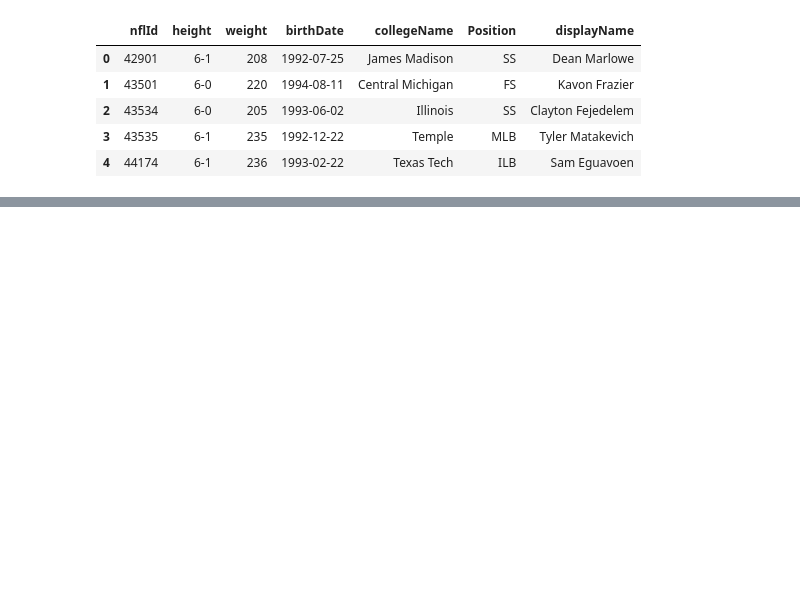
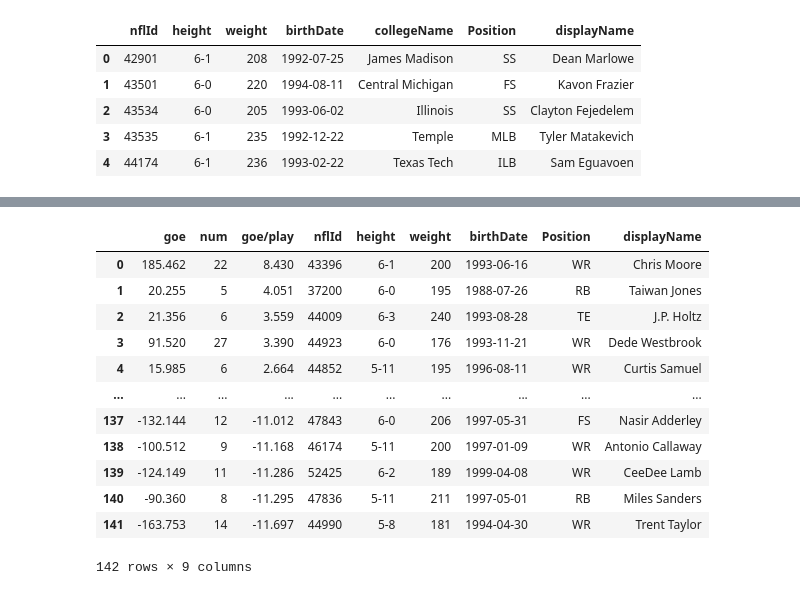
Before and after one commit to scottmaran/big_data_bowl, a Jupyter notebook: clean_dir/player_stats.ipynb, the cells around one changed output, grey strips where cells are left out. Saved outputs shown, nothing was run; the diff lists cells and outputs as text; code cells hidden in the pictures; blank space fills up the shorter version.

```diff
--- a/clean_dir/player_stats.ipynb
+++ b/clean_dir/player_stats.ipynb
@@ -812,7 +834,23 @@ display(goe_viz.query("num > 1").reset_index().iloc[0:15,:])
 # %%
-filtered_df = goe_viz.query("num > 1").reset_index()
+filtered_df = goe_viz.query("num > 4").reset_index()
 
-filtered_df.drop(columns=['index'], inplace=True)
+filtered_df.drop(columns=['index', 'collegeName'], inplace=True)
+
+filtered_df
+# %% [output]
+|  | goe | num | goe/play | nflId | height | weight | birthDate | Position | displayName |
+| 0 | 185.462 | 22 | 8.430 | 43396 | 6-1 | 200 | 1993-06-16 | WR | Chris Moore |
+| 1 | 20.255 | 5 | 4.051 | 37200 | 6-0 | 195 | 1988-07-26 | RB | Taiwan Jones |
+| 2 | 21.356 | 6 | 3.559 | 44009 | 6-3 | 240 | 1993-08-28 | TE | J.P. Holtz |
+| 3 | 91.520 | 27 | 3.390 | 44923 | 6-0 | 176 | 1993-11-21 | WR | Dede Westbrook |
+| 4 | 15.985 | 6 | 2.664 | 44852 | 5-11 | 195 | 1996-08-11 | WR | Curtis Samuel |
+| ... | ... | ... | ... | ... | ... | ... | ... | ... | ... |
+| 137 | -132.144 | 12 | -11.012 | 47843 | 6-0 | 206 | 1997-05-31 | FS | Nasir Adderley |
+| 138 | -100.512 | 9 | -11.168 | 46174 | 5-11 | 200 | 1997-01-09 | WR | Antonio Callaway |
+| 139 | -124.149 | 11 | -11.286 | 52425 | 6-2 | 189 | 1999-04-08 | WR | CeeDee Lamb |
+| 140 | -90.360 | 8 | -11.295 | 47836 | 5-11 | 211 | 1997-05-01 | RB | Miles Sanders |
+| 141 | -163.753 | 14 | -11.697 | 44990 | 5-8 | 181 | 1994-04-30 | WR | Trent Taylor |
+142 rows × 9 columns
 # %%
 #filtered_df = filtered_df.style.set_properties(**{'background-color':'yellow'}, subset=['goe/play'])
 # %%
```
Also changed, not shown: parts of 13 cells of this notebook, 3 other files.
